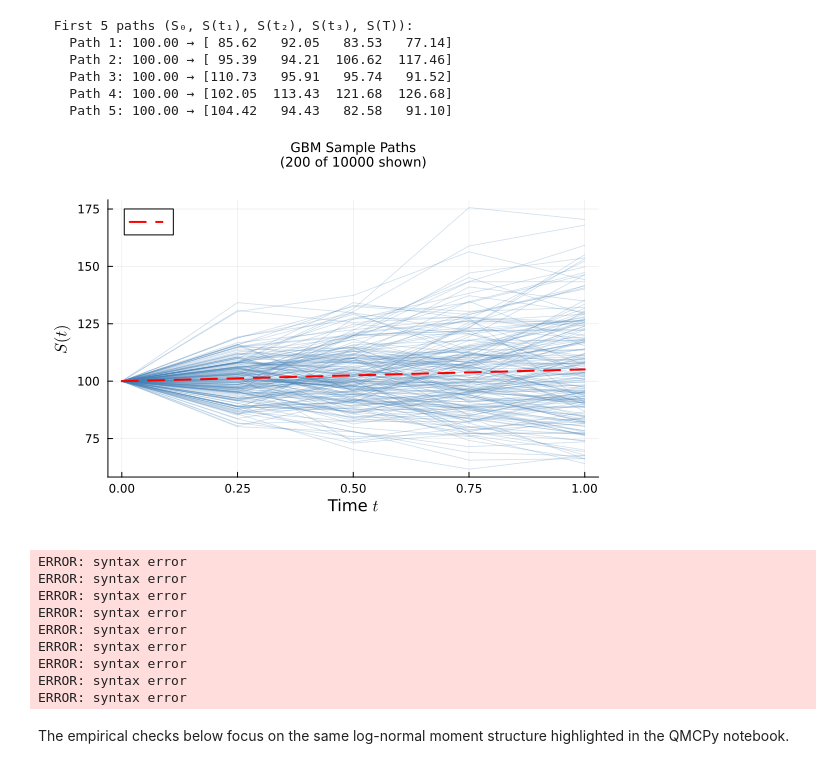
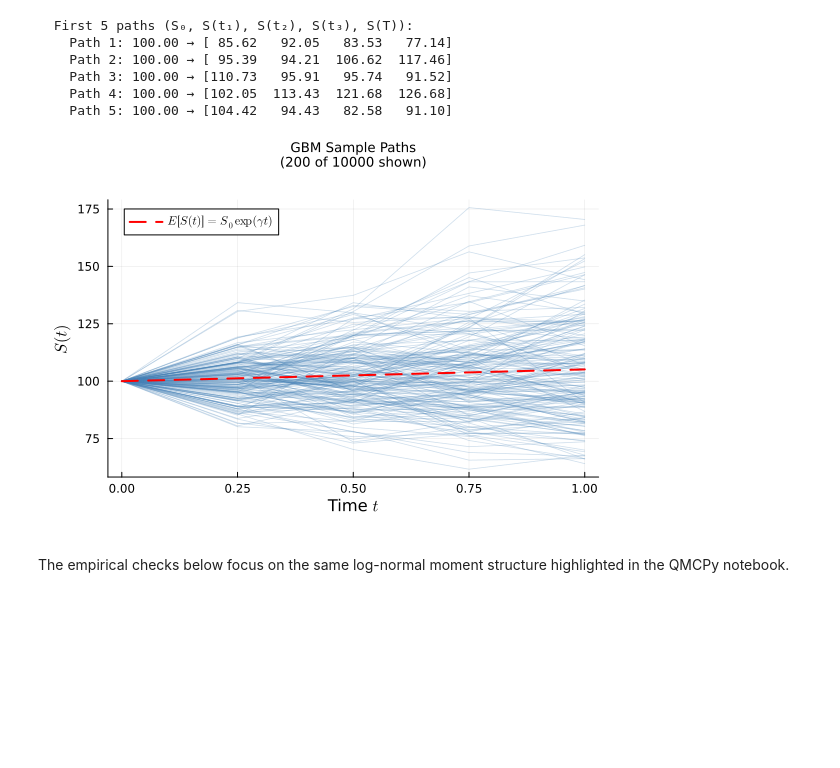
Before and after one commit to QMCSoftware/QMC.jl, a Jupyter notebook: demos/gbm_demo.ipynb, the cells around one changed output. Drawn from its saved outputs; the diff is of its cells as text; code cells hidden in the pictures; blank space fills up the shorter version.

```diff
--- a/demos/gbm_demo.ipynb
+++ b/demos/gbm_demo.ipynb
@@ -85,29 +85,20 @@ println()
 # %%
 if HAVE_PLOTS
     t_plot = [0.0; gbm.time_vector]
     n_plot = min(200, size(paths, 1))
     S_with_origin = hcat(fill(S0, n_plot), paths[1:n_plot, :])  # n_plot × (d+1)
     p = plot(t_plot, S_with_origin';
         alpha=0.25, color=:steelblue, lw=0.8, label=nothing,
         xlabel="Time \$t\$", ylabel="\$S(t)\$",
         title="GBM Sample Paths\n($(n_plot) of $n shown)")
     # theoretical mean E[S(t)] = S0 exp(γ t)
     E_S = S0 .* exp.(γ .* gbm.time_vector)
     plot!([0.0; gbm.time_vector], [S0; E_S];
-        color=:red, lw=2, linestyle=:dash, label="\$E[S(t)] = S_0 \exp(γt)\$")
+        color=:red, lw=2, linestyle=:dash, label="\$E[S(t)] = S_0 \\exp(γt)\$")
     display(p)
 end
 # %% [output]
-[figure, old version]
+[figure, new version]
-ERROR: syntax error
-ERROR: syntax error
-ERROR: syntax error
-ERROR: syntax error
-ERROR: syntax error
-ERROR: syntax error
-ERROR: syntax error
-ERROR: syntax error
-ERROR: syntax error
 # %% [markdown]
 The empirical checks below focus on the same log-normal moment structure highlighted in the QMCPy notebook.
 # %%
```
Also changed, not shown: parts of 1 cell of this notebook, 8 other files.
